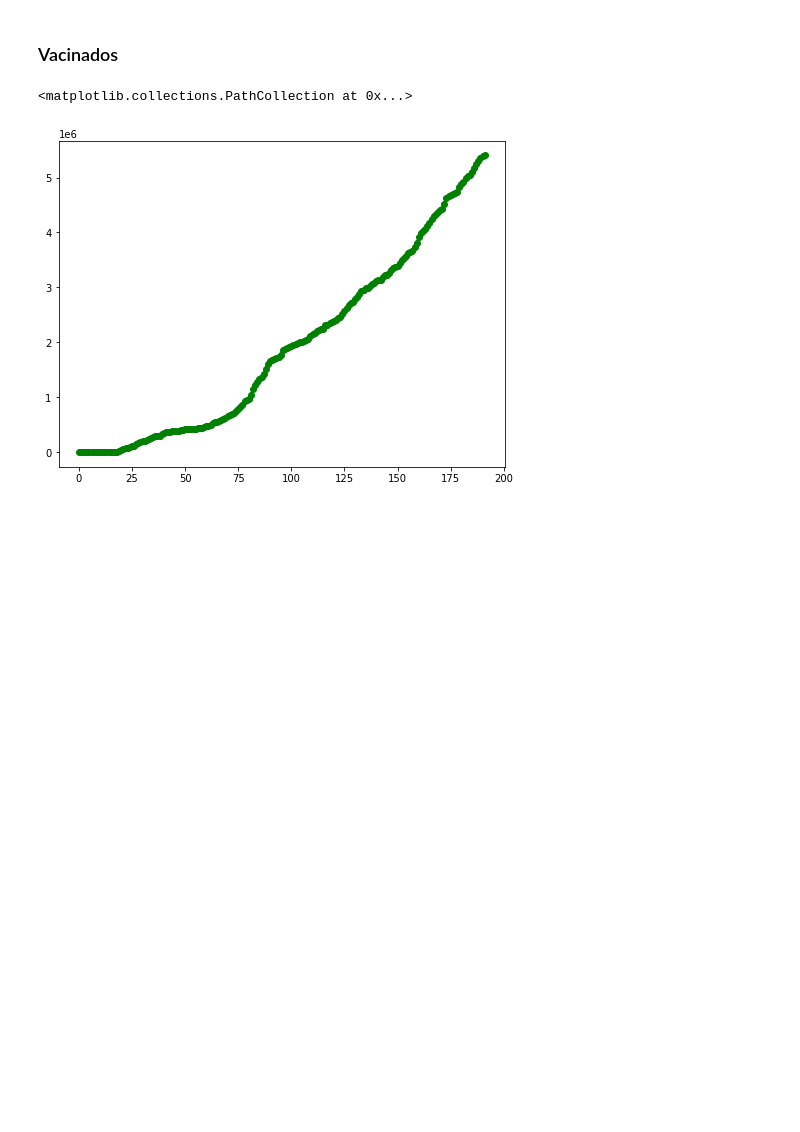
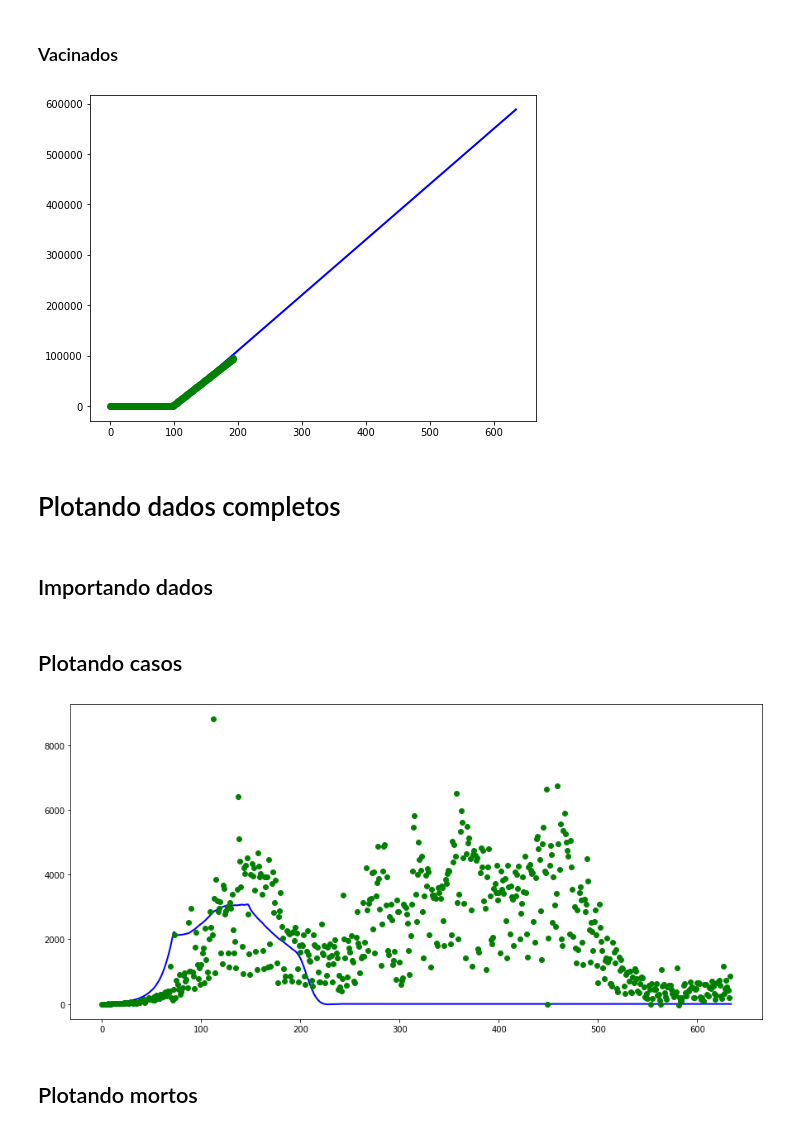
Before and after one commit to filipe7788/SEIHURD, a Jupyter notebook: seiihurd-psi.ipynb, the cells around one changed output. Saved outputs shown, nothing was run; the diff lists cells and outputs as text; code cells hidden in the pictures; blank space fills up the shorter version.

Commit message:
pegando mortes e casos de todos os anos, plotando tudo, zerando parametros da vacina e adicionando pequena incerteza ao psi'

```diff
--- a/seiihurd-psi.ipynb
+++ b/seiihurd-psi.ipynb
@@ -76,6 +127,26 @@ S0          = (14930634-Is0-Ia0-E0)
 Nw0         = 0
 NwV0        = 0
 
+
+# Condições iniciais antigas
+D0          = 0;
+N0          = 14930634;
+R0          = 0;
+H0          = 0;
+U0          = 0;
+V0          = 1000/N0;
+Rv0         = 0;
+Is0         = 2.015439771376298e-06;
+Ia0         = 1.8028646508967777e-06;
+Iav0        = 1.8028646508967777e-06;
+Isv0        = 1.8028646508967777e-06;
+E0          = 1.7639153732952095e-06;
+Ev0         = 1.7639153732952095e-06;
+S0          = (1-Is0-Ia0-E0);
+Nw0         = 0;
+NwV0        = 0;
+
+
 condicoes_iniciais = [S0,E0,V0,Ev0,Ia0,Is0,Iav0,Isv0,H0,HV0,U0,UV0,R0,Rv0,D0,Nw0,NwV0];
 # %% [markdown]
 # Definindo modelo
@@ -257,11 +336,38 @@ ax.scatter(ts1, Nwm_d_dados[:191], color='g',zorder=1, linewidth=1)
 # %% [markdown]
 ### Vacinados
 # %%
-ts1=np.arange(192)
-fig, ax = pl.subplots(figsize=(8,6))
+ts1=np.arange(len(Psif[:636]))
+fig, ax = pl.subplots(figsize=(15,7))
 
 ax.plot(ts1,  NwVm, color='b',zorder=1, linewidth=2)
-ax.scatter(ts1, vacinados_dados[:192], color='g',zorder=1, linewidth=1)
+ax.scatter(ts1[:len(vacinados_dados)], vacinados_dados[:len(Psif)-1], color='g',zorder=1, linewidth=1)
+ax.autoscale()
+pl.show()
 # %% [output]
-<matplotlib.collections.PathCollection at 0x...>
-[figure, old version]
+[figure, new version]
+# %% [markdown]
+# Plotando dados completos
+# %% [markdown]
+## Importando dados
+# %%
+Dados = pd.read_csv ('dados/estado.csv')
+
+casos_dados = Dados['cases'].fillna(0)
+mortes_dados = Dados['deaths'].fillna(0)
+# %% [markdown]
+## Plotando casos
+# %%
+ts1=np.arange(len(Psif[:636])-1)
+fig, ax = pl.subplots(figsize=(15,7))
+
+Nwm_i = np.diff(Nwm)
+Nwm_i_dados = np.diff(casos_dados)
+
+ax.plot(ts1,  Nwm_i, color='b',zorder=1, linewidth=2)
+ax.scatter(ts1[:len(Nwm_i_dados)], Nwm_i_dados[:len(Psif)-2], color='g',zorder=1, linewidth=1)
+ax.autoscale()
+pl.show()
+# %% [output]
+[figure, added]
+# %% [markdown]
+## Plotando mortos
```
Also changed, not shown: parts of 15 cells of this notebook, 3 other files.
